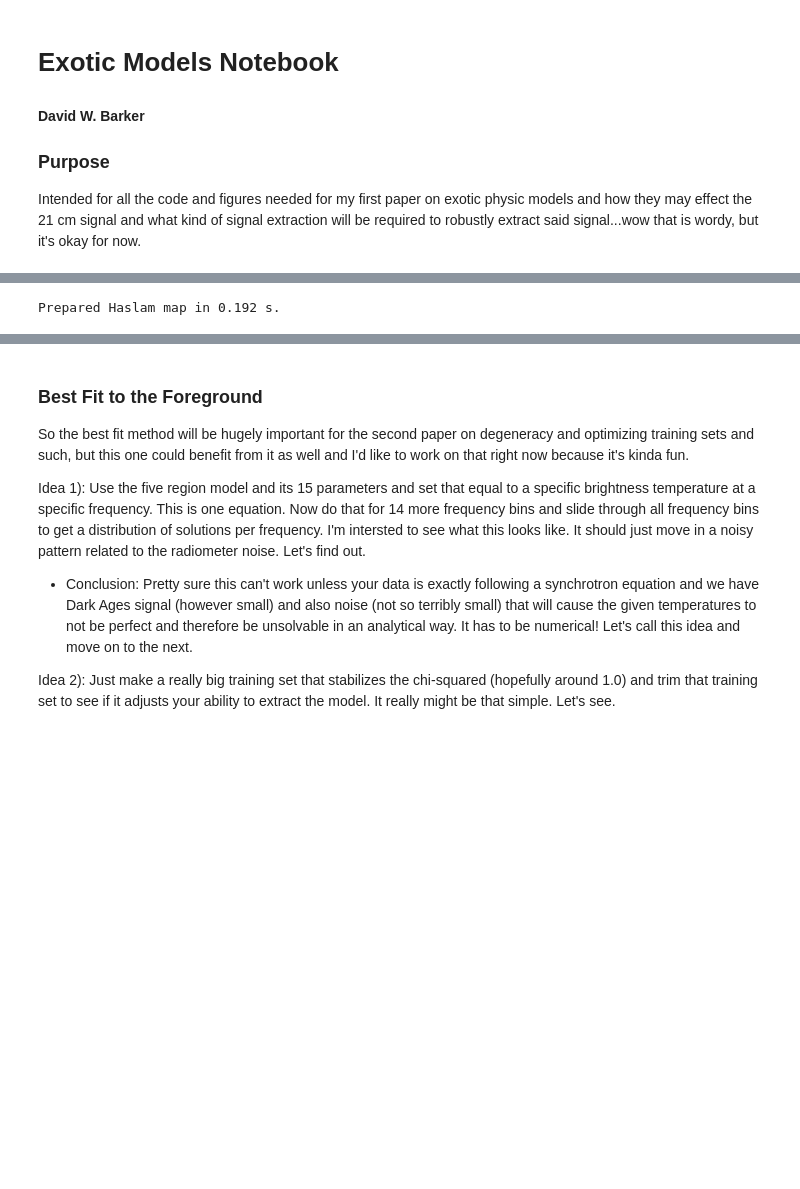
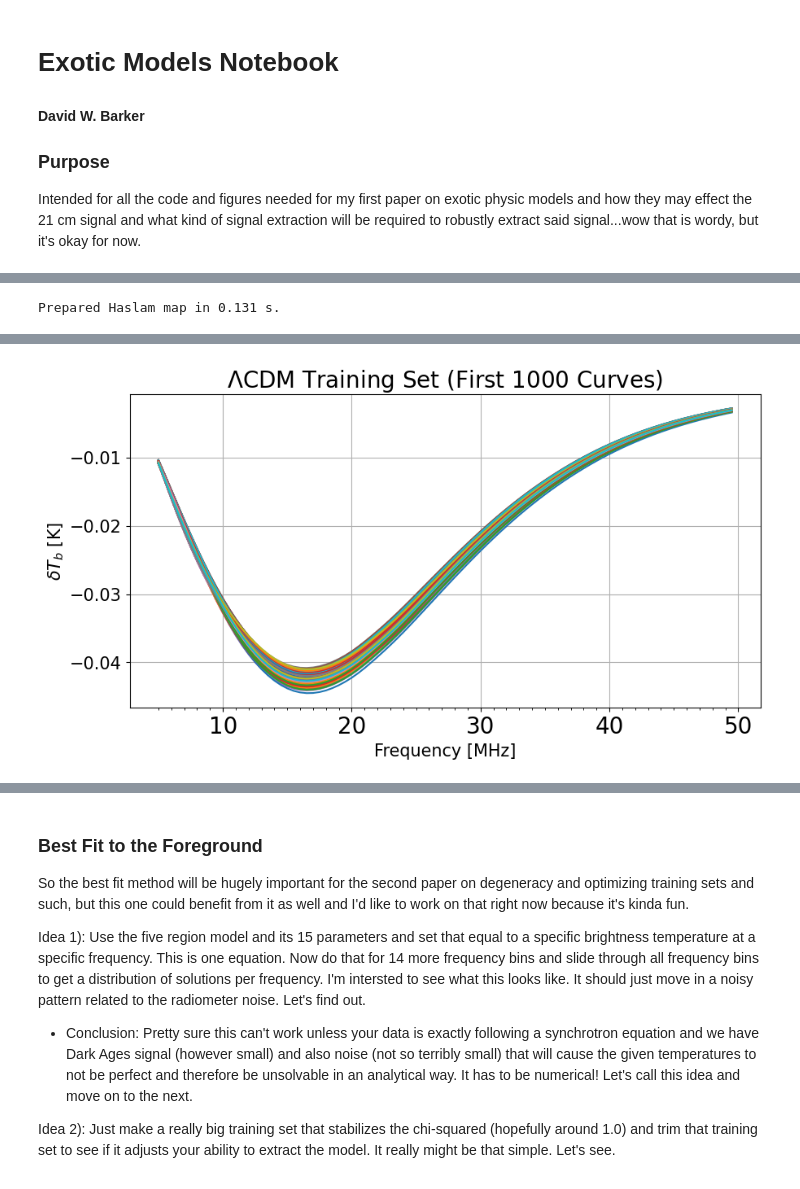
Before and after one commit to daba9359/Exotic_Models, a Jupyter notebook: Exotic_Models_Paper.ipynb, the cells around one changed output, grey strips where cells are left out. Saved outputs shown, nothing was run; the diff lists cells and outputs as text; code cells hidden in the pictures; blank space fills up the shorter version.

```diff
--- a/Exotic_Models_Paper.ipynb
+++ b/Exotic_Models_Paper.ipynb
@@ -30,31 +10,109 @@ Note: you may need to restart the kernel to use updated packages.
 import h5py
 import numpy as np
 import matplotlib.pyplot as plt
 import sys
 sys.path.append("/home/dbarker7752/py21cmsig")
 import py21cmsig
 from pylinex import BasisSum, MetaFitter, AttributeQuantity, TrainedBasis, RepeatExpander, NullExpander
 from tqdm import tqdm
 import healpy as hp
 from scipy import stats
 from scipy.optimize import fsolve
 from importlib import reload
 import scipy
 import perses
 import copy
 import os
 import lmfit
 from astropy.io import fits
 from lmfit import Minimizer, Parameters, create_params, report_fit
 import lochness
 import perses.models
+import camb
 
 # universal variables
 frequencies = np.arange(5,50,0.5)
 
+# Cosmological Parameters
+H0 = 67.36     # Hubble constant
+h = H0/100     # H0
+omM0 = 0.3152   # Omega matter today
+omB0 = 0.0493   # Omega baryons today
+omK0 = 0        # Omega curvature today
+omC0 = 0.2645   # Omega cold dark matter today
+#omR0 = 8.98e-5  # Omega radiation today
+omR0=8.600000001024455e-05  # Omega radiation from 21cm FAST
+omL0 = 0.6847   # Omega Dark Energy today
+f_He = 0.08    # Fraction of Helium by number
+y_P = 0.2454  # Fraction of helium by mass (from Planck VI 2018)
+p_crit = 1.88e-29*h**2  # [g / cm^3] The critical density of the universe
+m_p = 1.6727e-24   #[g]  mass of a proton
+m_pMev = 938.28   # [MeV/c^2] mass of a proton
+m_e = 9.1094e-28   #[g]  mass of an electron
+m_eMev = 0.511      # [Mev/c^2] mass of an electron
+m_He = 6.644e-24   # [g] mass of helium
+fsc = 1/137        # dimensionless fine structure constant
+z_array = np.arange(20,1100)
+#n_b0 = 2.06e-7   #[baryons per cubic centimeter] Old version from Joshua's comps paper that isn't a function of Omega baryons
+n_b0 = (1-y_P)*omB0*p_crit/m_p+y_P*omB0*p_crit/m_He  # number density of baryons (by definition doesn't include electrons)
+T_gamma0 = 2.725   # [Kelvin] modern CMB temperature
+T_star = 0.068    # [Kelvin] the temperature equivalent of the energy difference of the 21 cm hyperfine spin states
+A_10 = 2.85e-15    # [inverse seconds] Einstein coefficient for the spontaneous emission of the hyperfine spin states
+# Less neccesary (or at least less understood by me but needed by some code)
+As = 2.099e-9  # Amplitude of a power spectrum of adiabatic perturbations
+ns = 0.9649    # Spectra index of a power spectrum of adiabatic perturbations
+
+### Common equations:
+H = lambda z,omR0,omM0,omK0,omL0: (H0*3.24078e-20)*(1+z)*np.sqrt(omR0*(1+z)**2+omM0*(1+z)+omK0+(omL0/((1+z)**2)))  # Standard Lambda CDM hubble flow in inverse seconds
+
+# x_e using camb
+parameters_camb = camb.set_params(H0=H0, ombh2=omB0*h**2, omch2=omC0*h**2, As=As, ns=ns)
+camb_data= camb.get_background(parameters_camb)
+camb_xe = camb_data.get_background_redshift_evolution(z_array, ["x_e"], format="array")
+# or if you want an interpolated version:
+camb_xe_interp = scipy.interpolate.CubicSpline(z_array,camb_xe.flatten())  # Needs a redshift argument
+
+## n_H and n_e
+
+n_H = lambda z,x_e: n_b0*(1+z)**3*(1-x_e(z))
+n_e = lambda z,x_e: n_b0*(1+z)**3*(x_e(z))
+
+# example simulation with fiducial signal
+hdf5 = h5py.File("/home/dbarker7752/21_cm_group/SVD_Analysis_Data/example_simulated_data_fiducial","r")
+sim_data = np.array(hdf5["simulation"])
+sim_data_signal = np.array(hdf5["signal"])
+sim_data_no_noise = np.array(hdf5["simulation_no_noise"])
+sim_data_noise_function = np.array(hdf5["noise_function"])
+
+# radiometer noise
+sigT = lambda T_b, N, dnu, dt: T_b/(N*(np.sqrt(dnu*dt)))
+N_antenna = 2
+dnu = 1e6
+dt = 10000*3600
+noise_level = sigT(sim_data,N_antenna,dnu,dt)
+
 # 10 LSTs for 32 bit map
 f = h5py.File("/home/dbarker7752/21_cm_group/SVD_Analysis_Data/Varied_Regolith/master_foreground_array_32bit_10LSTs","r")
 master_foreground_array = np.array(f["sky_maps"])
+
+#lambda CDM
+f = h5py.File("/home/dbarker7752/21_cm_group/SVD_Analysis_Data/labmda_CDM_training_set_10k","r")
+lambdaCDM_training_set = np.array(f["curves"])
+lambdaCDM_training_set_params = np.array(f["parameters"])
+
+# This is a boiler plate plot with all the good options figured out
+plt.figure(figsize=(10, 5))
+
+for n in np.arange(1000):
+    plt.plot(frequencies,lambdaCDM_training_set[n][16::2])   #### Need to change 4 back to 16 if not using 50 frequency bins ####
+plt.xticks(ticks=np.arange(5,51,1),minor=True)
+plt.xticks(size=20)
+plt.xlabel("Frequency [MHz]",fontsize=15)
+plt.yticks(fontsize=15)
+plt.ylabel(r"$\delta T_b$ [K]",fontsize=15)
+plt.title(r"$\Lambda$CDM Training Set (First 1000 Curves)", fontsize=20)
+plt.grid()
 # %% [output]
-Prepared Haslam map in 0.192 s.
+Prepared Haslam map in 0.131 s.
 [interactive output not drawn]
+[figure, added]
```
Also changed, not shown: parts of 9 cells of this notebook, 1 other file.
